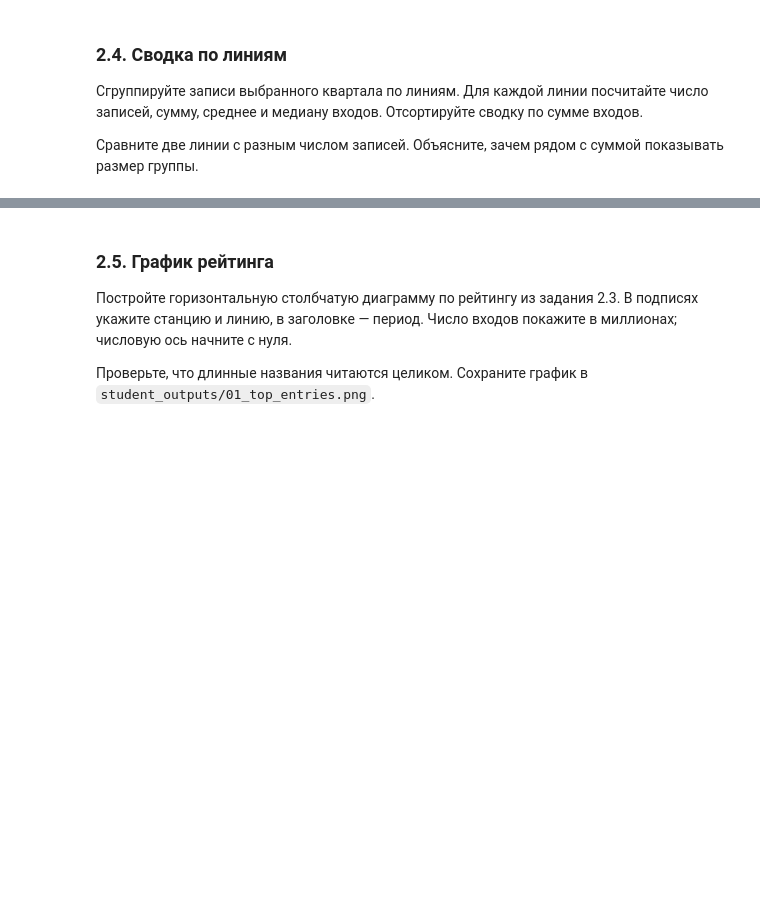
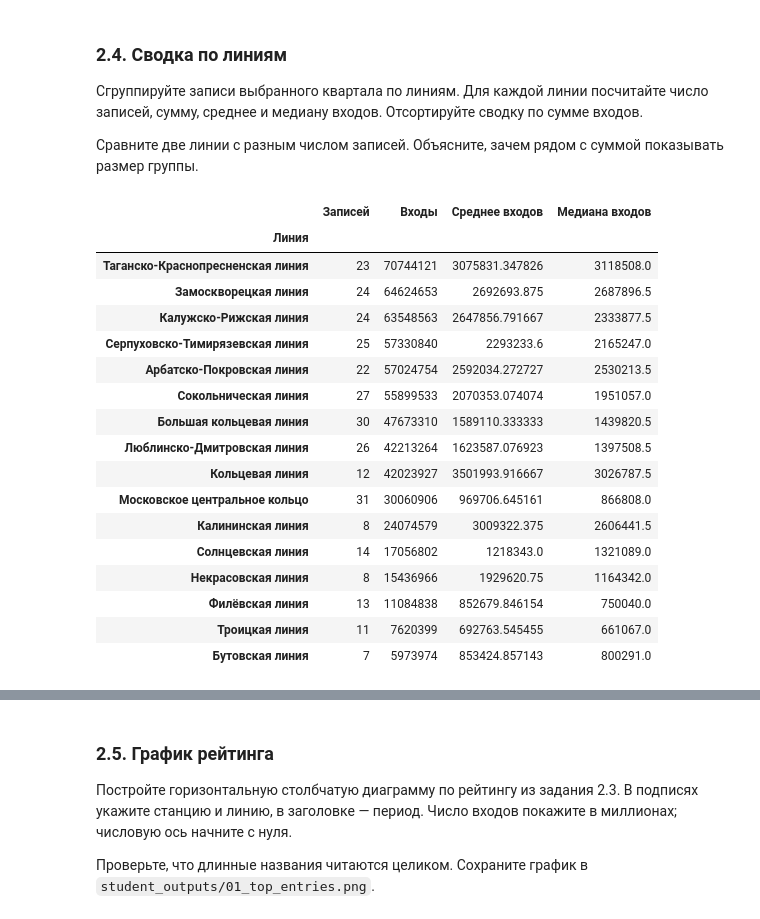
Before and after one commit to thundersen48/General_repository, a Jupyter notebook: study/the_basics_of_AI_lb_1/Основы_ИИ_ЛР1-2.ipynb, the cells around one changed output, grey strips where cells are left out. Cells and saved outputs as stored; diff of their text form; code cells hidden in the pictures; blank space fills up the shorter version.

```diff
--- a/study/the_basics_of_AI_lb_1/Основы_ИИ_ЛР1-2.ipynb
+++ b/study/the_basics_of_AI_lb_1/Основы_ИИ_ЛР1-2.ipynb
@@ -485,7 +627,36 @@ top = ...
 # %%
 # Сгруппируйте selected по линиям и рассчитайте показатели.
 # Названия столбцов сводки: «Записей», «Входы»,
 # «Среднее входов», «Медиана входов».
-by_line = ...
+by_line = selected.groupby('Линия')['Входы пассажиров'].agg(
+    Записей='count',
+    Входы='sum',
+    Среднее_входов='mean',
+    Медиана_входов='median'
+).rename(columns={
+    'Среднее_входов': 'Среднее входов',
+    'Медиана_входов': 'Медиана входов'
+})
 
 # Отсортируйте по сумме входов и покажите результат.
+by_line = by_line.sort_values('Входы', ascending=False)
+display(by_line)
+# %% [output]
+|  | Записей | Входы | Среднее входов | Медиана входов |
+| Линия |  |  |  |  |
+| Таганско-Краснопресненская линия | 23 | 70744121 | 3075831.347826 | 3118508.0 |
+| Замоскворецкая линия | 24 | 64624653 | 2692693.875 | 2687896.5 |
+| Калужско-Рижская линия | 24 | 63548563 | 2647856.791667 | 2333877.5 |
+| Серпуховско-Тимирязевская линия | 25 | 57330840 | 2293233.6 | 2165247.0 |
+| Арбатско-Покровская линия | 22 | 57024754 | 2592034.272727 | 2530213.5 |
+| Сокольническая линия | 27 | 55899533 | 2070353.074074 | 1951057.0 |
+| Большая кольцевая линия | 30 | 47673310 | 1589110.333333 | 1439820.5 |
+| Люблинско-Дмитровская линия | 26 | 42213264 | 1623587.076923 | 1397508.5 |
+| Кольцевая линия | 12 | 42023927 | 3501993.916667 | 3026787.5 |
+| Московское центральное кольцо | 31 | 30060906 | 969706.645161 | 866808.0 |
+| Калининская линия | 8 | 24074579 | 3009322.375 | 2606441.5 |
+| Солнцевская линия | 14 | 17056802 | 1218343.0 | 1321089.0 |
+| Некрасовская линия | 8 | 15436966 | 1929620.75 | 1164342.0 |
+| Филёвская линия | 13 | 11084838 | 852679.846154 | 750040.0 |
+| Троицкая линия | 11 | 7620399 | 692763.545455 | 661067.0 |
+| Бутовская линия | 7 | 5973974 | 853424.857143 | 800291.0 |
```
Also changed, not shown: parts of 14 cells of this notebook, 4 other files.
